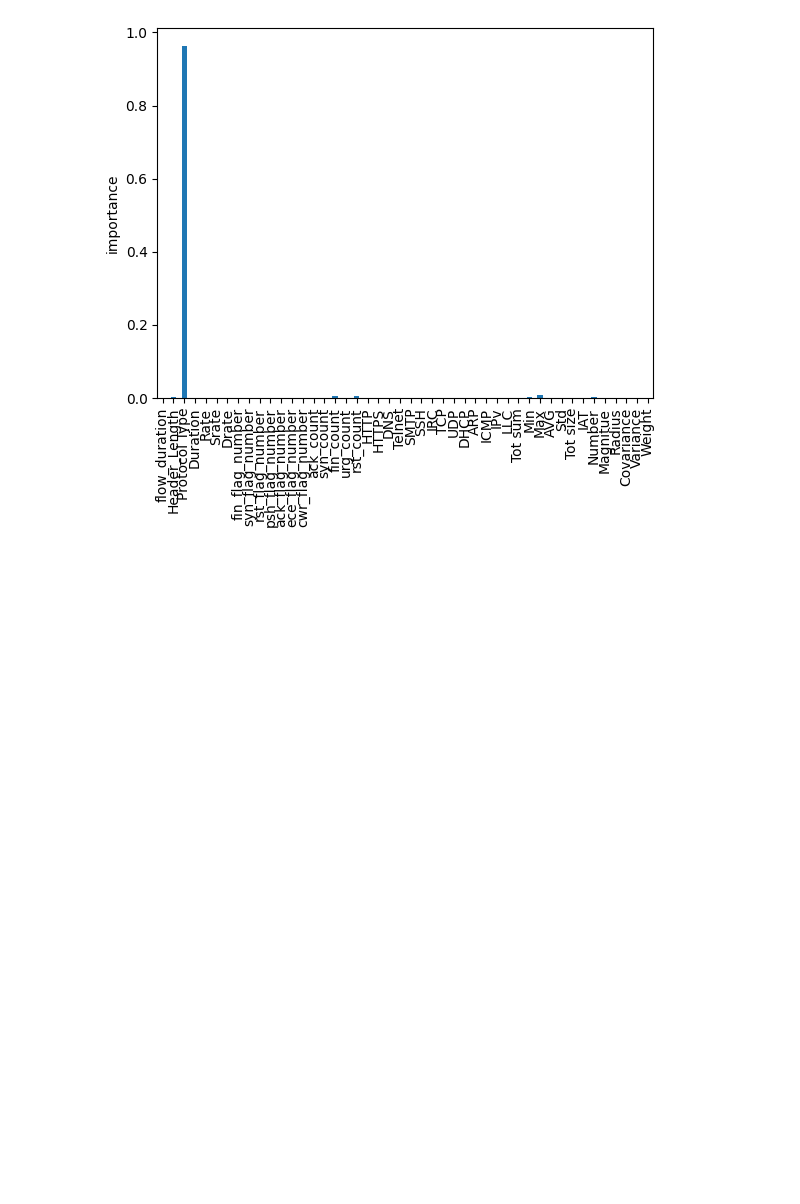
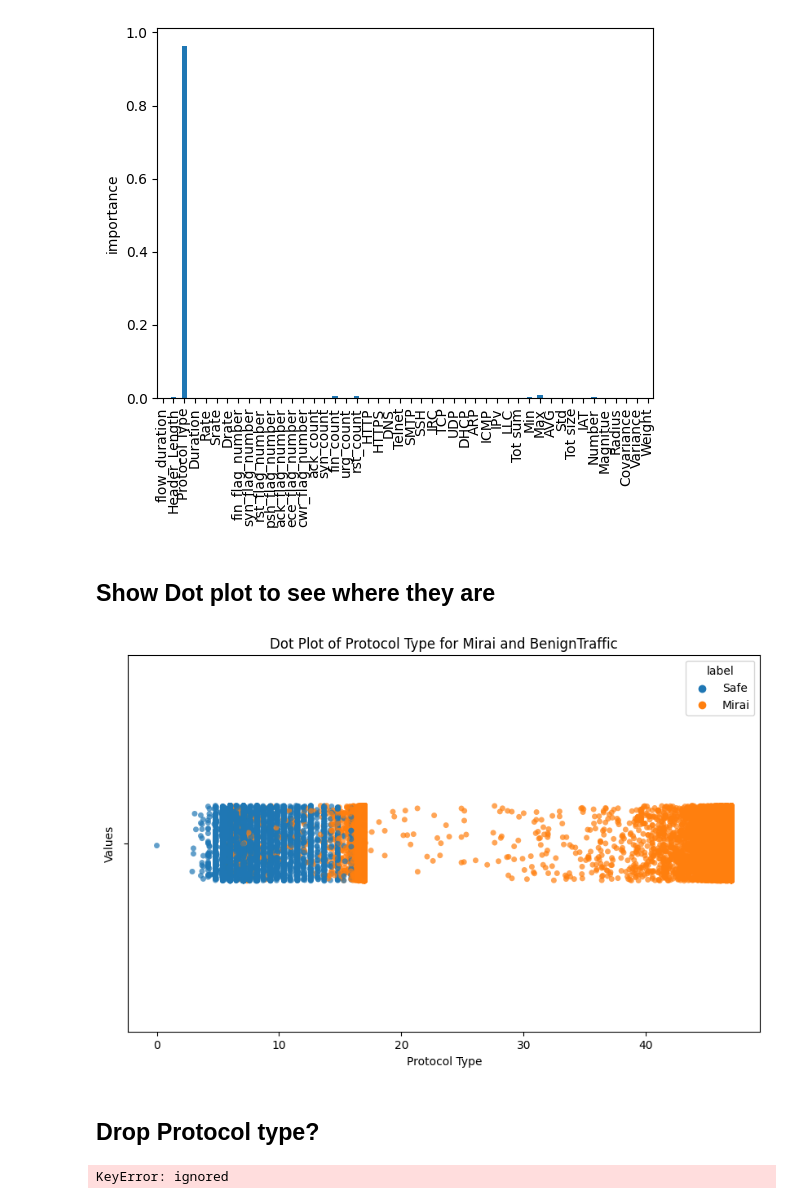
Before and after one commit to Antech15/LAEP-Project, a Jupyter notebook: LAEP_Project.ipynb, the cells around one changed output. Cells and saved outputs as stored; diff of their text form; code cells hidden in the pictures; blank space fills up the shorter version.

```diff
--- a/LAEP_Project.ipynb
+++ b/LAEP_Project.ipynb
@@ -190,3 +190,21 @@ feature_importance.plot(kind = 'bar')
 plt.ylabel('importance');
 # %% [output]
 [figure]
+# %% [markdown]
+## Show Dot plot to see where they are
+# %%
+# Create a dot plot using Seaborn
+plt.figure(figsize=(10, 6))
+sns.stripplot(x='Protocol Type', jitter=True, hue='label', data=mb, marker='o', alpha=0.7)
+plt.title('Dot Plot of Protocol Type for Mirai and BenignTraffic')
+plt.xlabel('Protocol Type')
+plt.ylabel('Values')
+plt.show()
+# %% [output]
+[figure, added]
+# %% [markdown]
+## Drop Protocol type?
+# %%
+mb = mb.drop(columns=['Protocol Type'], axis=1)
+# %% [output]
+KeyError: ignored
```
Also changed, not shown: parts of 6 cells of this notebook.
